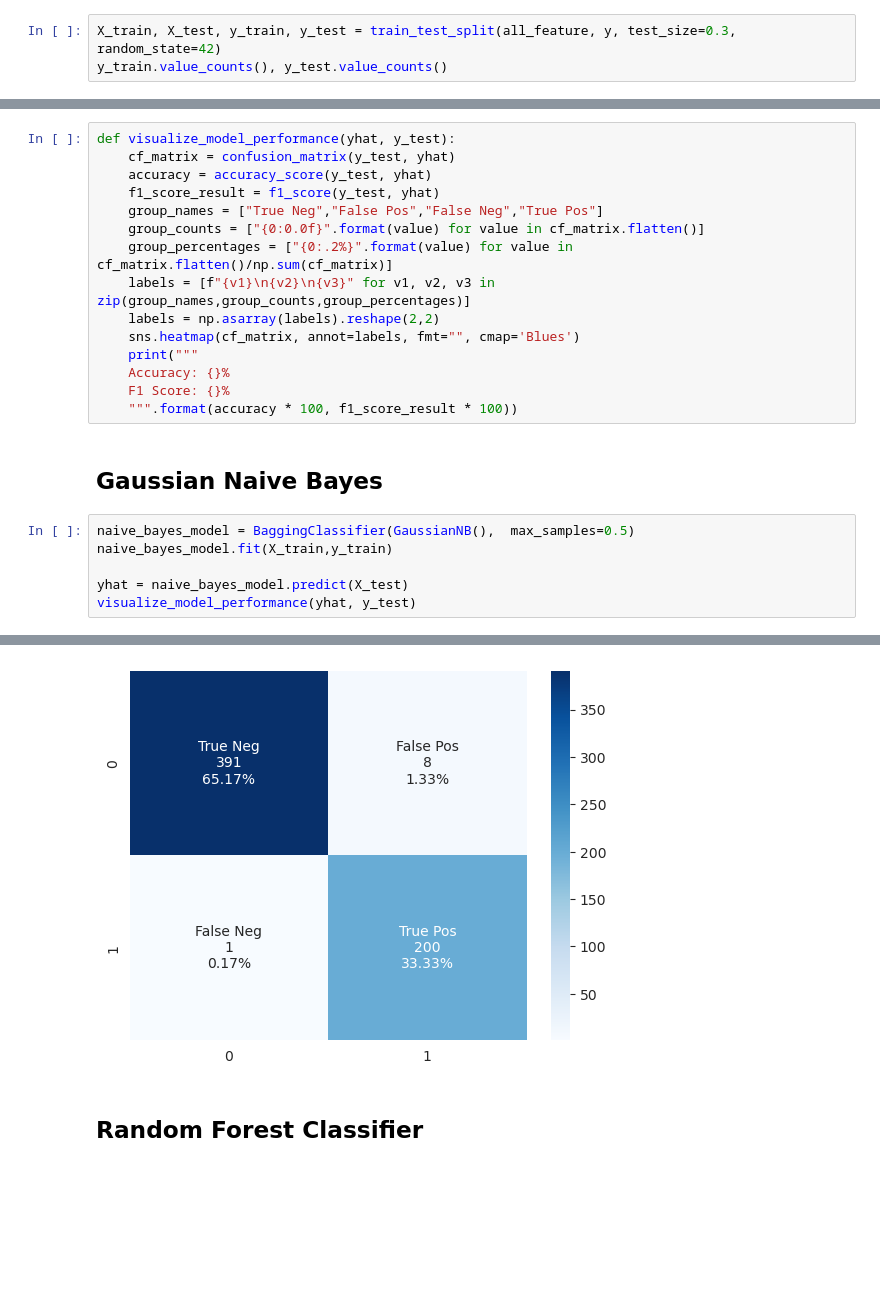
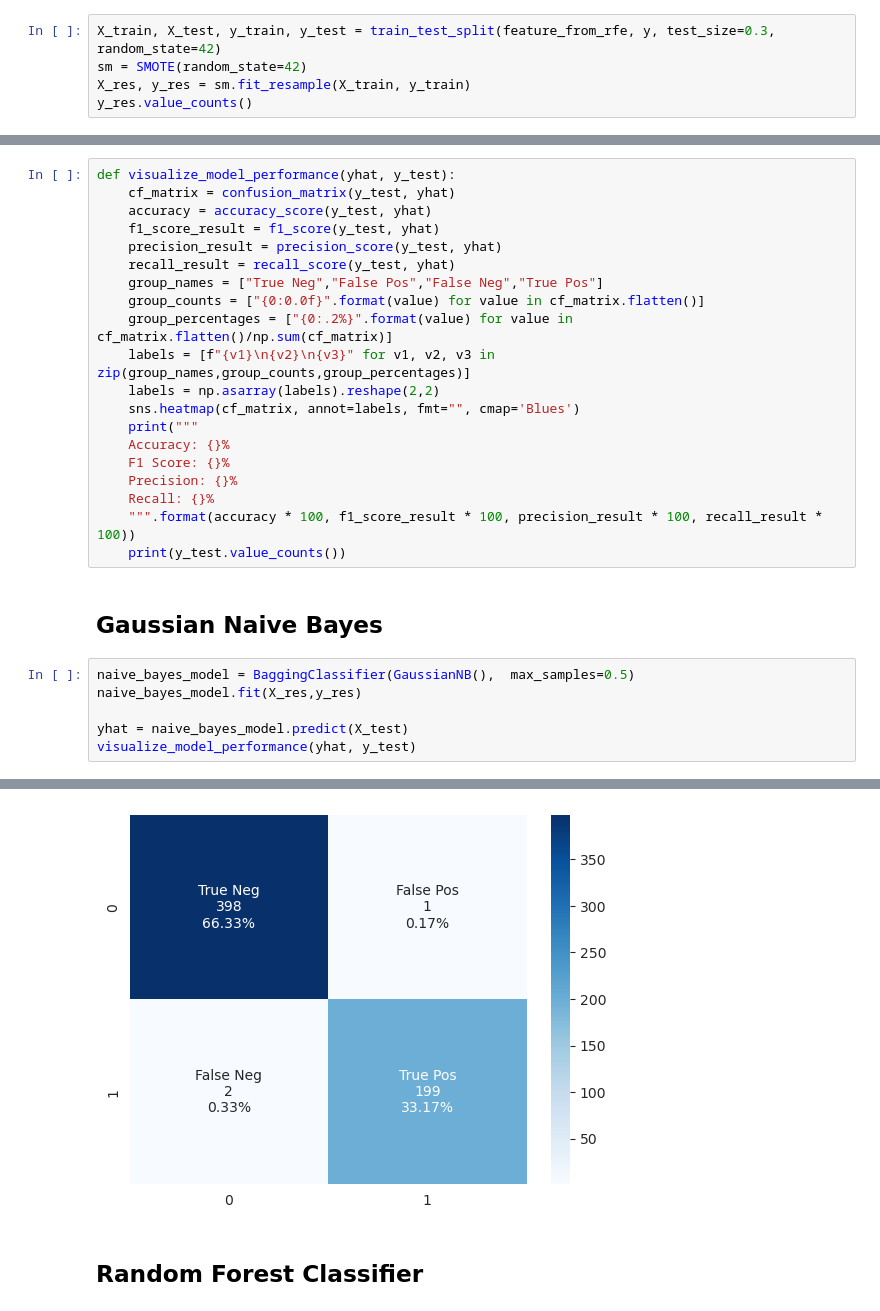
Before and after one commit to huntz20/patient_classfication, a Jupyter notebook: notebooks/Modeling.ipynb, the cells around one changed output, grey strips where cells are left out. Drawn from its saved outputs; the diff is of its cells as text; blank space fills up the shorter version.

Commit message:
feature selection and modeling

```diff
--- a/notebooks/Modeling.ipynb
+++ b/notebooks/Modeling.ipynb
@@ -17,4 +25,6 @@ all_feature = dataset[['Bobot','Provinsi FKTP','Kepemilikan FKTP','Jenis FKTP','
 # %%
-X_train, X_test, y_train, y_test = train_test_split(all_feature, y, test_size=0.3, random_state=42)
-y_train.value_counts(), y_test.value_counts()
+X_train, X_test, y_train, y_test = train_test_split(feature_from_rfe, y, test_size=0.3, random_state=42)
+sm = SMOTE(random_state=42)
+X_res, y_res = sm.fit_resample(X_train, y_train)
+y_res.value_counts()
 # %% [output]
@@ -29,6 +36,8 @@ def visualize_model_performance(yhat, y_test):
     cf_matrix = confusion_matrix(y_test, yhat)
     accuracy = accuracy_score(y_test, yhat)
     f1_score_result = f1_score(y_test, yhat)
+    precision_result = precision_score(y_test, yhat)
+    recall_result = recall_score(y_test, yhat)
     group_names = ["True Neg","False Pos","False Neg","True Pos"]
     group_counts = ["{0:0.0f}".format(value) for value in cf_matrix.flatten()]
     group_percentages = ["{0:.2%}".format(value) for value in cf_matrix.flatten()/np.sum(cf_matrix)]
@@ -38,12 +47,15 @@ def visualize_model_performance(yhat, y_test):
     print("""
     Accuracy: {}%
     F1 Score: {}%
-    """.format(accuracy * 100, f1_score_result * 100))
+    Precision: {}%
+    Recall: {}%
+    """.format(accuracy * 100, f1_score_result * 100, precision_result * 100, recall_result * 100))
+    print(y_test.value_counts())
 # %% [markdown]
 ## Gaussian Naive Bayes
 # %%
 naive_bayes_model = BaggingClassifier(GaussianNB(),  max_samples=0.5)
-naive_bayes_model.fit(X_train,y_train)
+naive_bayes_model.fit(X_res,y_res)
 
 yhat = naive_bayes_model.predict(X_test)
 visualize_model_performance(yhat, y_test)
@@ -53,4 +71,4 @@ visualize_model_performance(yhat, y_test)
-[figure, old version]
+[figure, new version]
 # %% [markdown]
 ## Random Forest Classifier
 # %%
```
Also changed, not shown: parts of 6 cells of this notebook, 1 other file.
